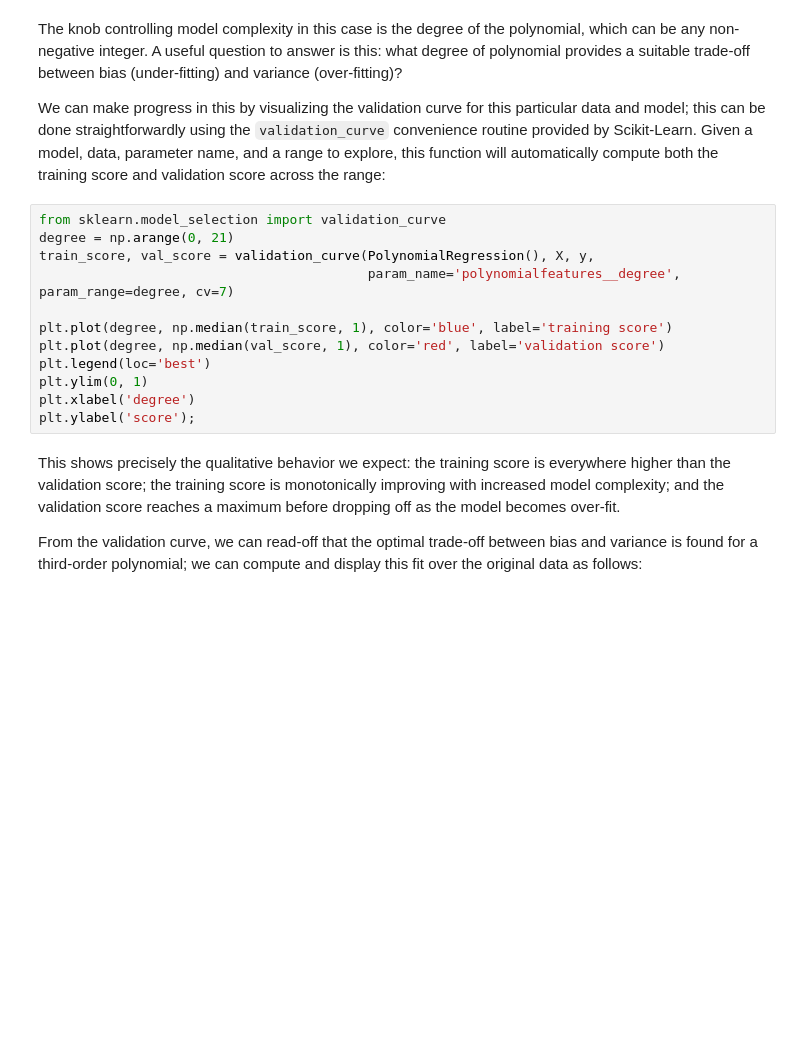
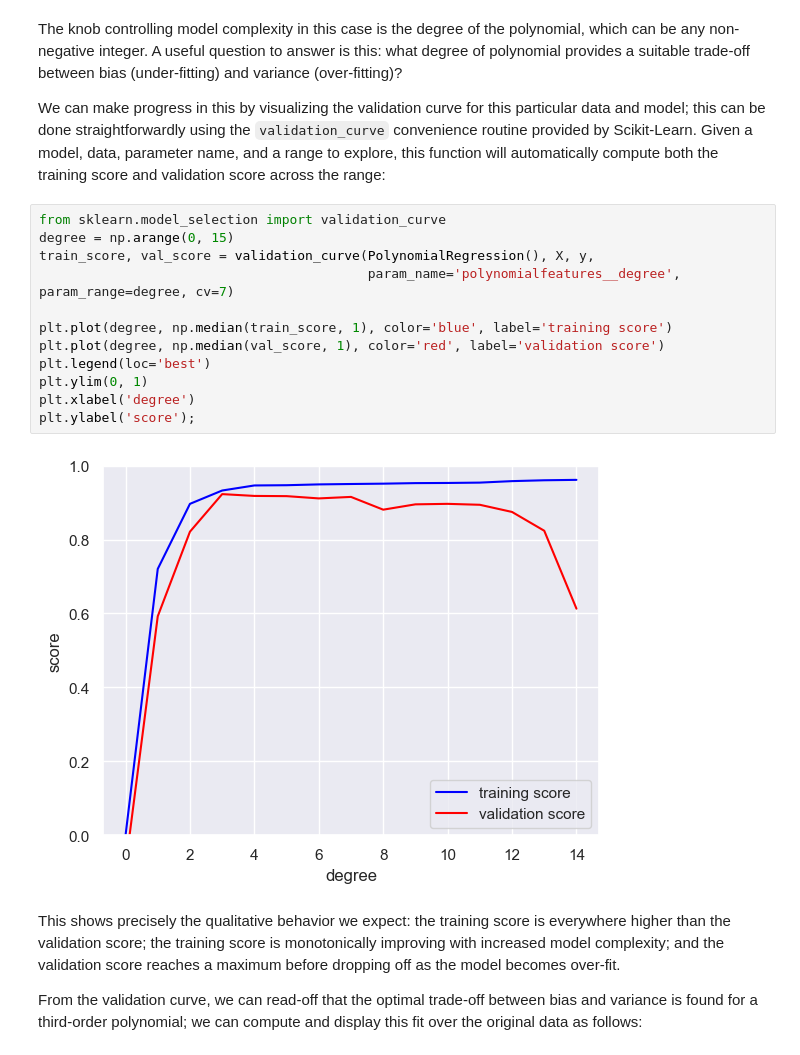
Before and after one commit to swnesbitt/ATMS-523-Module-5, a Jupyter notebook: M05N04_Hyperparameters_and_Model_Validation.ipynb, the cells around one changed output. Cells and saved outputs as stored; diff of their text form; blank space fills up the shorter version.

```diff
--- a/M05N04_Hyperparameters_and_Model_Validation.ipynb
+++ b/M05N04_Hyperparameters_and_Model_Validation.ipynb
@@ -265,16 +287,18 @@ We can make progress in this by visualizing the validation curve for this partic
 Given a model, data, parameter name, and a range to explore, this function will automatically compute both the training score and validation score across the range:
 # %%
 from sklearn.model_selection import validation_curve
-degree = np.arange(0, 21)
+degree = np.arange(0, 15)
 train_score, val_score = validation_curve(PolynomialRegression(), X, y,
                                           param_name='polynomialfeatures__degree', param_range=degree, cv=7)
 
 plt.plot(degree, np.median(train_score, 1), color='blue', label='training score')
 plt.plot(degree, np.median(val_score, 1), color='red', label='validation score')
 plt.legend(loc='best')
 plt.ylim(0, 1)
 plt.xlabel('degree')
 plt.ylabel('score');
+# %% [output]
+[figure, added]
 # %% [markdown]
 This shows precisely the qualitative behavior we expect: the training score is everywhere higher than the validation score; the training score is monotonically improving with increased model complexity; and the validation score reaches a maximum before dropping off as the model becomes over-fit.
 
```
Also changed, not shown: parts of 13 cells of this notebook, 1 other file.
